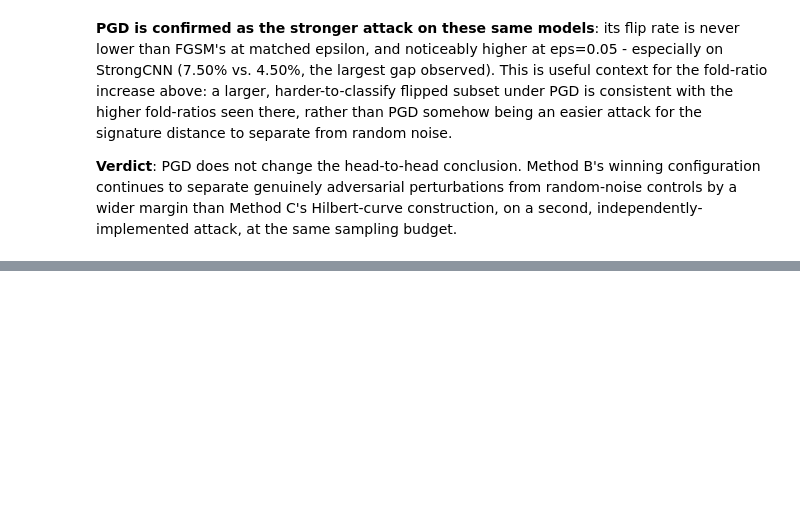
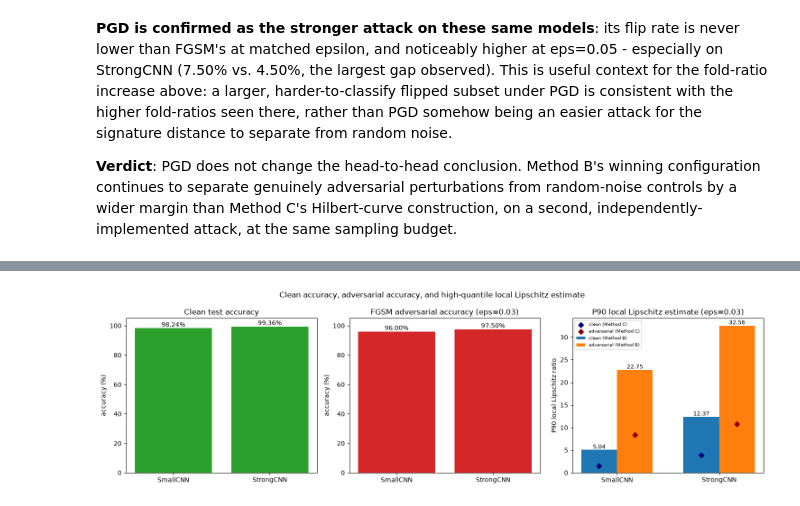
Before and after one commit to Kilobyte947/Datasig, a Jupyter notebook: signature_distance/notebook_method_c.ipynb, the cells around one changed output, grey strips where cells are left out. Saved outputs shown, nothing was run; the diff lists cells and outputs as text; code cells hidden in the pictures; blank space fills up the shorter version.

```diff
--- a/signature_distance/notebook_method_c.ipynb
+++ b/signature_distance/notebook_method_c.ipynb
@@ -402,0 +427,9 @@ on a second, independently-implemented attack, at the same sampling budget.
+# %%
+headline_data = hp.collect_headline_data(
+    n_per_class=20, epsilons=(0.02, 0.03, 0.05), primary_eps=0.03, quantile=0.90,
+    seed=0, cnn_epochs=3, strong_epochs=3, verbose=True,
+)
+fig = hp.plot_headline_punchline(headline_data)
+display(fig)
+plt.close(fig)
+# %% [output]
@@ -402,0 +453 @@ on a second, independently-implemented attack, at the same sampling budget.
+[figure, added]
```
Also changed, not shown: parts of 4 cells of this notebook, 2 other files.
